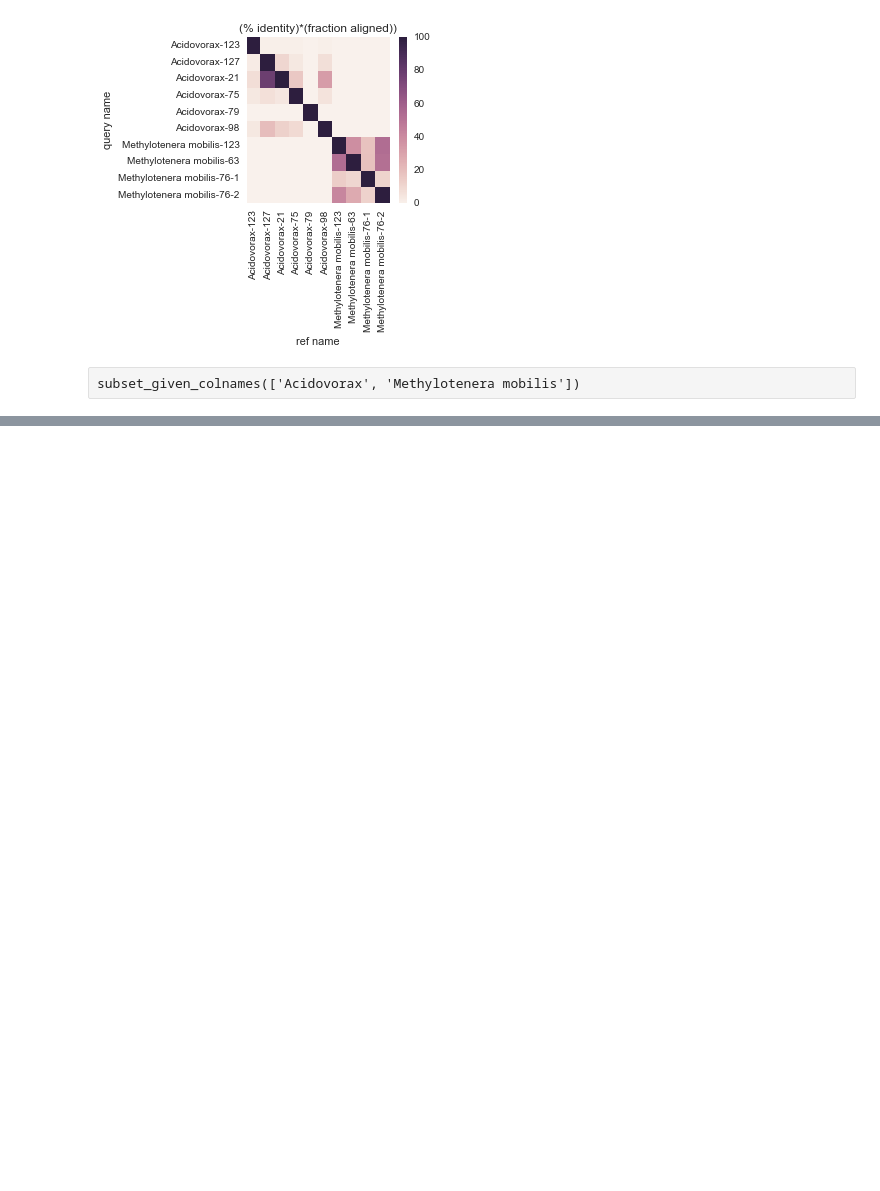
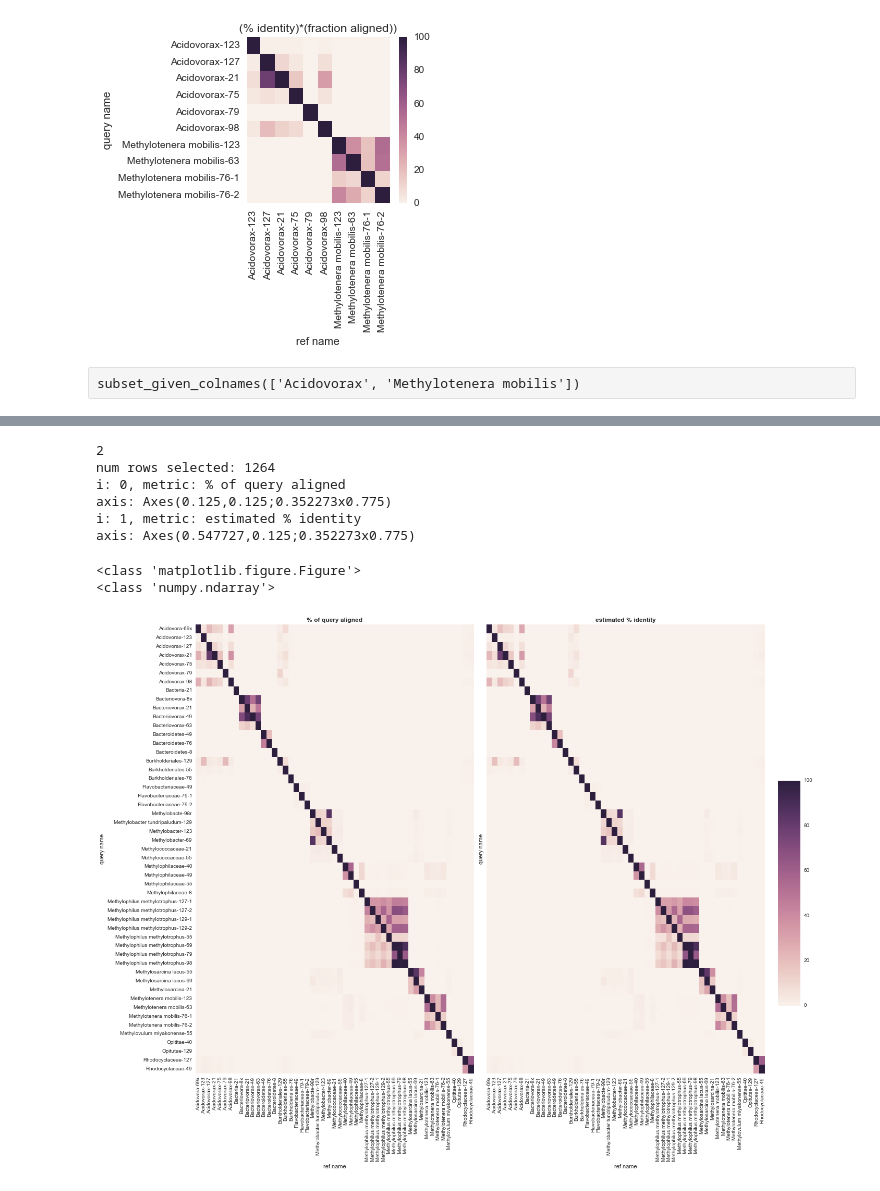
Before and after one commit to JanetMatsen/meta4_bins_janalysis, a Jupyter notebook: compare_fauzi_bins/160601_ANI_improvements--use_percent_coverage.ipynb, the cells around one changed output, grey strips where cells are left out. Saved outputs shown, nothing was run; the diff lists cells and outputs as text; code cells hidden in the pictures; blank space fills up the shorter version.

```diff
--- a/compare_fauzi_bins/160601_ANI_improvements--use_percent_coverage.ipynb
+++ b/compare_fauzi_bins/160601_ANI_improvements--use_percent_coverage.ipynb
@@ -160,0 +183,17 @@ axis: Axes(0.672059,0.125;0.227941x0.775)
+# %%
+p = plot_metrics_as_heatmaps(['% of query aligned', 'estimated % identity'],
+                             organism_names,
+                             figsize=(20, 15),
+                             filename = '160603_all_Fauzi--percent_aligned_an_percent_identity.pdf')
+#p.figure.savefig()
+#p.figure.savefig('160601_ANI_metric_development.svg')
+# %% [output]
+2
+num rows selected: 1264
+i: 0, metric: % of query aligned
+axis: Axes(0.125,0.125;0.352273x0.775)
+i: 1, metric: estimated % identity
+axis: Axes(0.547727,0.125;0.352273x0.775)
+<class 'matplotlib.figure.Figure'>
+<class 'numpy.ndarray'>
+[figure, added]
```
Also changed, not shown: parts of 6 cells of this notebook.
